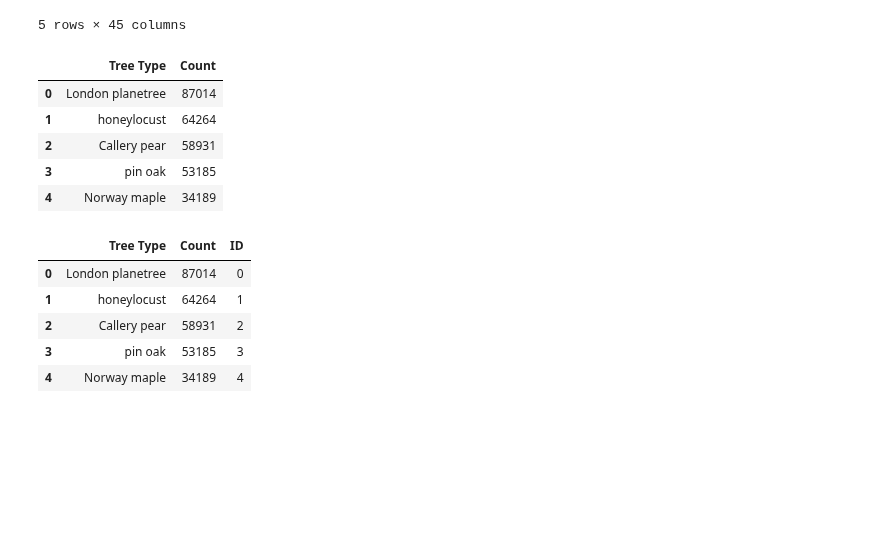
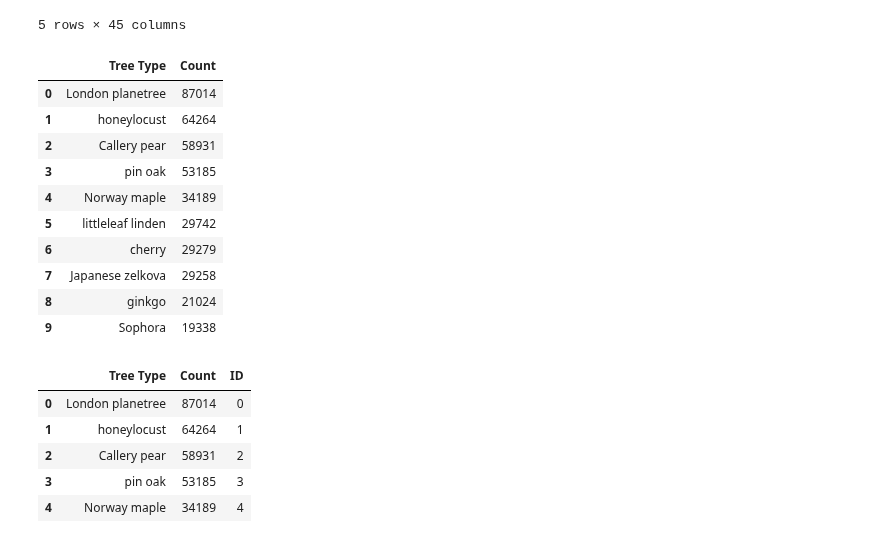
Before and after one commit to rxl204/PUI2017_rxl204, a Jupyter notebook: ExtraCredit/PUI_EC_rxl204.ipynb, the cells around one changed output. Drawn from its saved outputs; the diff is of its cells as text; code cells hidden in the pictures; blank space fills up the shorter version.

```diff
--- a/ExtraCredit/PUI_EC_rxl204.ipynb
+++ b/ExtraCredit/PUI_EC_rxl204.ipynb
@@ -76,15 +109,20 @@ df.head()
 # %%
 #check most common tree types
 tree_sort = df.spc_common.value_counts().reset_index().sort(ascending=[False])
 tree_sort.columns = ['Tree Type', 'Count']
-tree_sort.head(5)
+tree_sort.head(10)
 # %% [output]
 |  | Tree Type | Count |
 | 0 | London planetree | 87014 |
 | 1 | honeylocust | 64264 |
 | 2 | Callery pear | 58931 |
 | 3 | pin oak | 53185 |
 | 4 | Norway maple | 34189 |
+| 5 | littleleaf linden | 29742 |
+| 6 | cherry | 29279 |
+| 7 | Japanese zelkova | 29258 |
+| 8 | ginkgo | 21024 |
+| 9 | Sophora | 19338 |
 # %%
 tree_sort['ID'] = tree_sort.index
 tree_sort.head()
```
Also changed, not shown: parts of 77 cells of this notebook, 4 other files.
